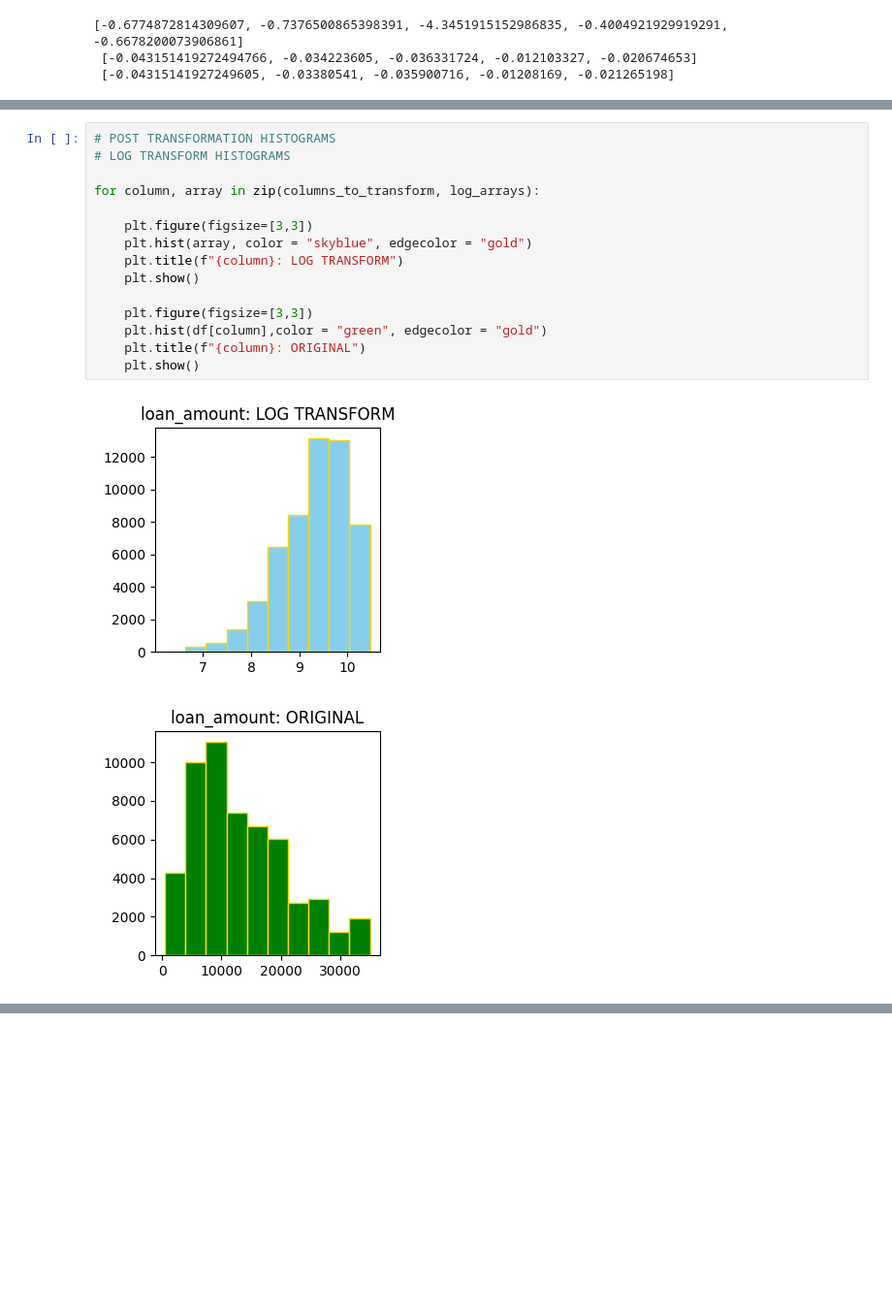
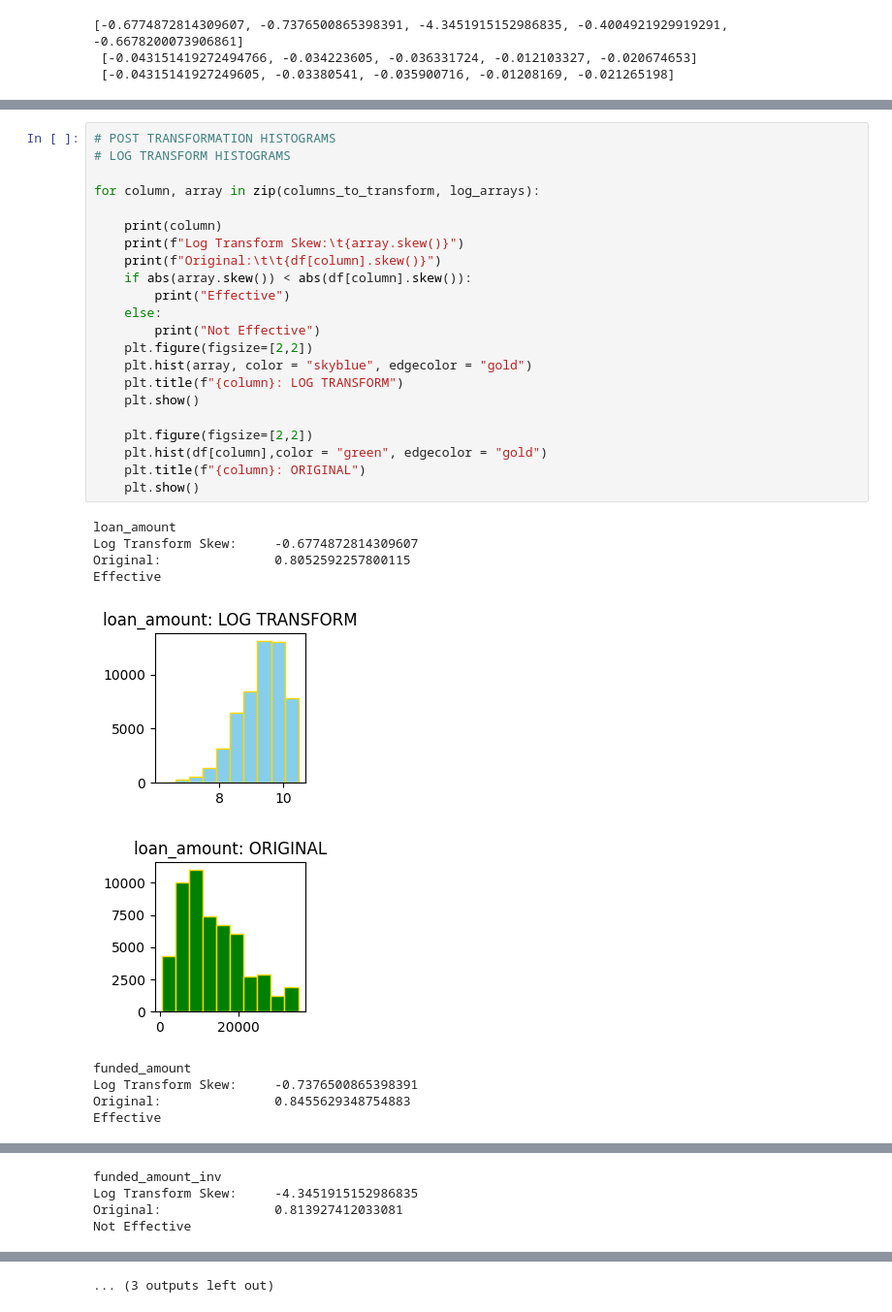
Before and after one commit to vpagador/EDA-Customer-Loans-in-Finance, a Jupyter notebook: plot_skew.ipynb, the cells around one changed output, grey strips where cells are left out. Shown at 97% size. Drawn from its saved outputs; the diff is of its cells as text; blank space fills up the shorter version.

Commit message:
Additional Skew Experimentation

```diff
--- a/plot_skew.ipynb
+++ b/plot_skew.ipynb
@@ -332,18 +332,33 @@ Name: instalment, Length: 54231, dtype: float32
 # %%
 # POST TRANSFORMATION HISTOGRAMS
 # LOG TRANSFORM HISTOGRAMS
 
 for column, array in zip(columns_to_transform, log_arrays):
 
-    plt.figure(figsize=[3,3])
+    print(column)
+    print(f"Log Transform Skew:\t{array.skew()}")
+    print(f"Original:\t\t{df[column].skew()}")
+    if abs(array.skew()) < abs(df[column].skew()):
+        print("Effective")
+    else:
+        print("Not Effective")
+    plt.figure(figsize=[2,2])
     plt.hist(array, color = "skyblue", edgecolor = "gold")
     plt.title(f"{column}: LOG TRANSFORM")
     plt.show()
 
-    plt.figure(figsize=[3,3])
+    plt.figure(figsize=[2,2])
     plt.hist(df[column],color = "green", edgecolor = "gold")
     plt.title(f"{column}: ORIGINAL")
     plt.show()
 # %% [output]
+loan_amount
+Log Transform Skew:     -0.6774872814309607
+Original:               0.8052592257800115
+Effective
-[figure, old version]
+[figure, new version]
-[figure, old version]
+[figure, new version]
+funded_amount
+Log Transform Skew:     -0.7376500865398391
+Original:               0.8455629348754883
+Effective
@@ -351,0 +367,4 @@ for column, array in zip(columns_to_transform, log_arrays):
+funded_amount_inv
+Log Transform Skew:     -4.3451915152986835
+Original:               0.813927412033081
+Not Effective
@@ -358,3 +379,4 @@ for column, array in zip(columns_to_transform, log_arrays):
+... (3 outputs left out)
 # %%
 # POST TRANSFORMATION HISTOGRAMS
 # BOXCOX TRANSFORM HISTOGRAMS
```
Also changed, not shown: parts of 7 cells of this notebook.
